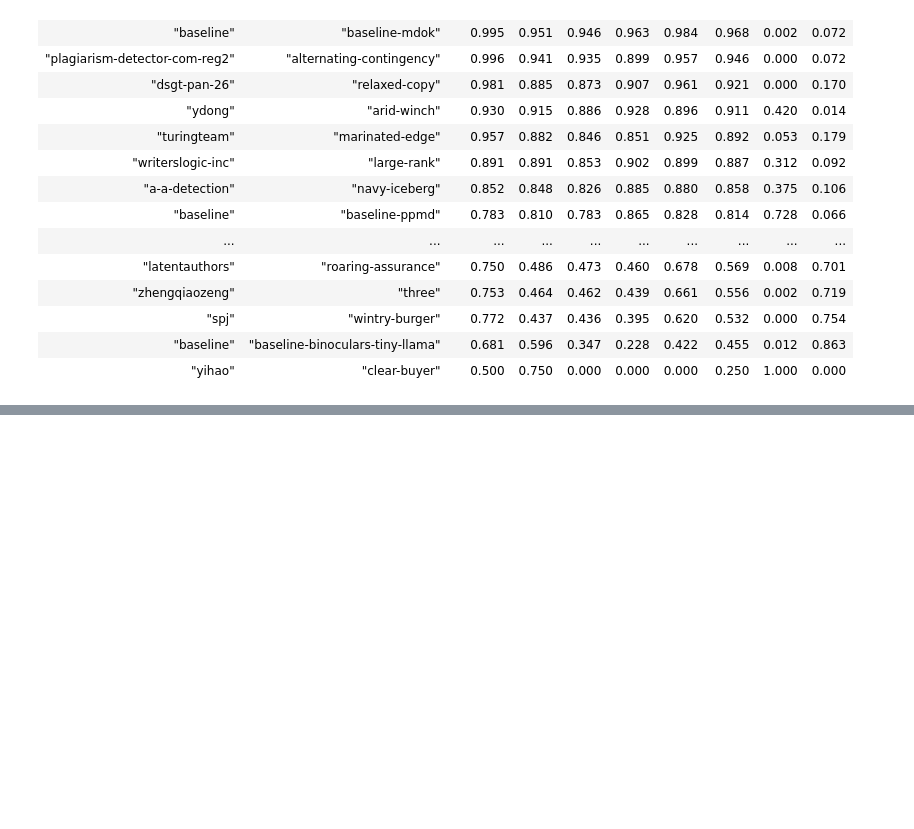
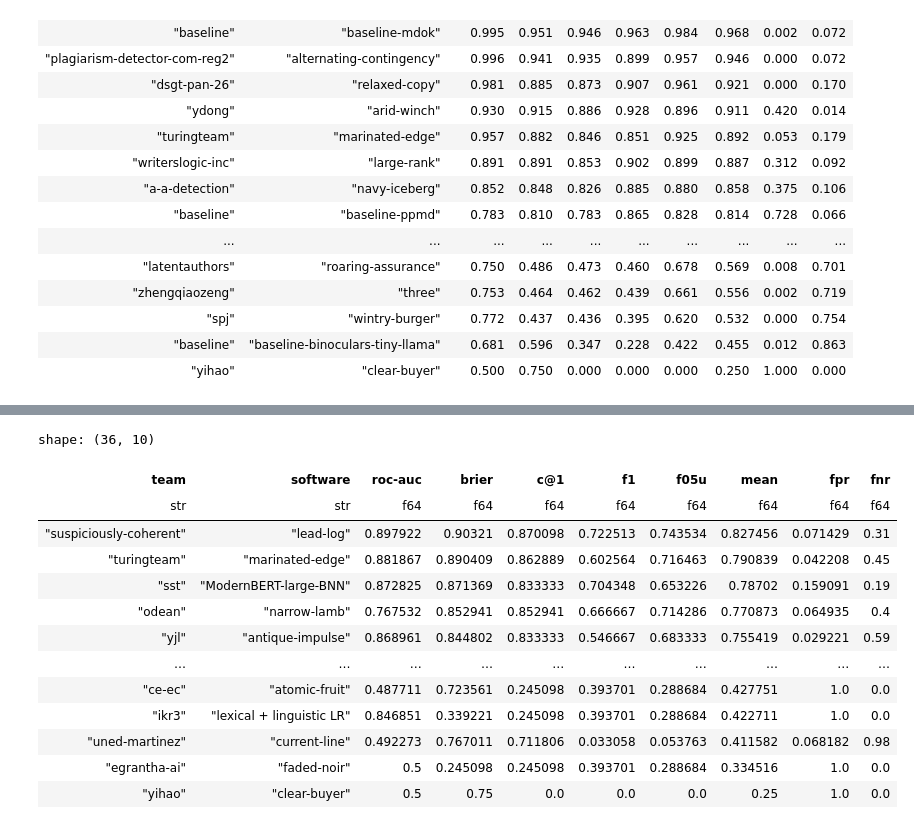
Before and after one commit to pan-webis-de/pan26-generative-ai-authorship-verification, a Jupyter notebook: notebooks/task-eval.ipynb, the cells around one changed output, grey strips where cells are left out. Saved outputs shown, nothing was run; the diff lists cells and outputs as text; code cells hidden in the pictures; blank space fills up the shorter version.

```diff
--- a/notebooks/task-eval.ipynb
+++ b/notebooks/task-eval.ipynb
@@ -62,7 +62,7 @@ def join_runs_and_truth(runs_df: pl.DataFrame, meta_df: pl.DataFrame):
     df = df.sort(by=['team', 'software', 'run_id', 'model', 'label_truth'])
     return df
 
-def load_run_truth_and_meta(base_path, truth_file, id_map_file=None):
+def load_run_truth_and_meta(base_path: Path, truth_file: Path, id_map_file: Path | None = None):
     truth_map_pan26 = build_truth_map(truth_file, id_map_file)
     runs_pan26 = load_run_files(base_path)
     return join_runs_and_truth(runs_pan26, truth_map_pan26)
@@ -110,7 +110,7 @@ shape: (304_567, 10)
 | "zhengqiaozeng" | "three" | "2026-05-08-05-27-50" | "c2cc62b8-dec1-5a57-bb8a-6136e4… | "nytimes-writing-prompts-transl… | "nytimes-writing-prompts-transl… | "nytimes-writing-prompts-transl… | 0.000242 | 1 | "pan26-generative-ai-detection-… |
 | "zhengqiaozeng" | "three" | "2026-05-08-05-27-50" | "71afa547-97e0-540d-b913-67bc09… | "nytimes-writing-prompts-transl… | "nytimes-writing-prompts-transl… | "nytimes-writing-prompts-transl… | 0.000153 | 1 | "pan26-generative-ai-detection-… |
 # %%
-def get_results_per_run(df):
+def get_results_per_run(df: pl.DataFrame, drop_run_and_ds=False):
     group_cols = ['team', 'software', 'run_id', 'dataset']
 
     def evaluate_group(key, group_df):
@@ -121,7 +121,7 @@ def get_results_per_run(df):
         keys = pl.DataFrame([dict(zip(group_cols, key))])
         return pl.concat([keys, metrics], how='horizontal')
 
-    return pl.concat(
+    df = pl.concat(
         evaluate_group(key, group_df)
         for key, group_df in df.partition_by(
             group_cols,
@@ -129,14 +129,17 @@ def get_results_per_run(df):
             maintain_order=True,
         ).items()
     ).sort(by='mean', descending=True)
+    if drop_run_and_ds:
+        df = df.drop(['run_id', 'dataset'])
+    return df
 
-def get_best_by_team(result_per_run_df, with_baselines=True):
+def get_best_by_team(result_per_run_df: pl.DataFrame, with_baselines=True):
     best_by_team = result_per_run_df.filter(pl.col('team') != 'baseline').unique(subset='team', keep='first', maintain_order=True)
     if not with_baselines:
         return best_by_team
 
     baseline_runs = result_per_run_df.filter(pl.col('team') == 'baseline')
-    return pl.concat([best_by_team, baseline_runs]).sort('mean', descending=True).drop('run_id')
+    return pl.concat([best_by_team, baseline_runs]).sort('mean', descending=True)
 # %%
 results_per_run25 = get_results_per_run(pan25_df)
 results_per_run26 = get_results_per_run(pan26_df)
@@ -168,10 +171,11 @@ shape: (35, 10)
 # %%
 display(Markdown('# PAN\'26 Dataset:'))
 
-leaderboard26 = get_best_by_team(results_per_run26).drop('dataset')
+best_by_team26 = get_best_by_team(results_per_run26)
+leaderboard26 = best_by_team26.drop(['dataset', 'run_id'])
 
-# noinspection PyTypeChecker
-zero_knowledge_pan26 = pl.from_dict({
+# xnoinspection PyTypeChecker
+zero_knowledge_pan26 = pl.DataFrame({
     "team": "baseline",
     "software": "baseline-zero-knowledge",
     "roc-auc": 0.5,
@@ -183,7 +187,7 @@ zero_knowledge_pan26 = pl.from_dict({
     "fpr": 1.0,
     "fnr": 0.0,
 })
-# noinspection PyTypeChecker
+
 leaderboard26 = (
     pl
     .concat([leaderboard26, zero_knowledge_pan26])
@@ -219,3 +223,10 @@ shape: (37, 10)
 | "spj" | "wintry-burger" | 0.772 | 0.437 | 0.436 | 0.395 | 0.620 | 0.532 | 0.000 | 0.754 |
 | "baseline" | "baseline-binoculars-tiny-llama" | 0.681 | 0.596 | 0.347 | 0.228 | 0.422 | 0.455 | 0.012 | 0.863 |
 | "yihao" | "clear-buyer" | 0.500 | 0.750 | 0.000 | 0.000 | 0.000 | 0.250 | 1.000 | 0.000 |
+# %%
+pan26_df_filtered_best = pan26_df.join(
+    best_by_team26.select('run_id').unique(),
+    on='run_id',
+    how='semi'
+)
+pan26_df.select('source').unique()
@@ -221,0 +245,19 @@ shape: (37, 10)
+# %%
+get_results_per_run(pan26_df_filtered_best.filter(
+    pl.col('source').str.starts_with('brown')
+), drop_run_and_ds=True)
+# %% [output]
+shape: (36, 10)
+| team | software | roc-auc | brier | c@1 | f1 | f05u | mean | fpr | fnr |
+| str | str | f64 | f64 | f64 | f64 | f64 | f64 | f64 | f64 |
+| "suspiciously-coherent" | "lead-log" | 0.897922 | 0.90321 | 0.870098 | 0.722513 | 0.743534 | 0.827456 | 0.071429 | 0.31 |
+| "turingteam" | "marinated-edge" | 0.881867 | 0.890409 | 0.862889 | 0.602564 | 0.716463 | 0.790839 | 0.042208 | 0.45 |
+| "sst" | "ModernBERT-large-BNN" | 0.872825 | 0.871369 | 0.833333 | 0.704348 | 0.653226 | 0.78702 | 0.159091 | 0.19 |
+| "odean" | "narrow-lamb" | 0.767532 | 0.852941 | 0.852941 | 0.666667 | 0.714286 | 0.770873 | 0.064935 | 0.4 |
+| "yjl" | "antique-impulse" | 0.868961 | 0.844802 | 0.833333 | 0.546667 | 0.683333 | 0.755419 | 0.029221 | 0.59 |
+| … | … | … | … | … | … | … | … | … | … |
+| "ce-ec" | "atomic-fruit" | 0.487711 | 0.723561 | 0.245098 | 0.393701 | 0.288684 | 0.427751 | 1.0 | 0.0 |
+| "ikr3" | "lexical + linguistic LR" | 0.846851 | 0.339221 | 0.245098 | 0.393701 | 0.288684 | 0.422711 | 1.0 | 0.0 |
+| "uned-martinez" | "current-line" | 0.492273 | 0.767011 | 0.711806 | 0.033058 | 0.053763 | 0.411582 | 0.068182 | 0.98 |
+| "egrantha-ai" | "faded-noir" | 0.5 | 0.245098 | 0.245098 | 0.393701 | 0.288684 | 0.334516 | 1.0 | 0.0 |
+| "yihao" | "clear-buyer" | 0.5 | 0.75 | 0.0 | 0.0 | 0.0 | 0.25 | 1.0 | 0.0 |
```
Also changed, not shown: parts of 15 cells of this notebook.
